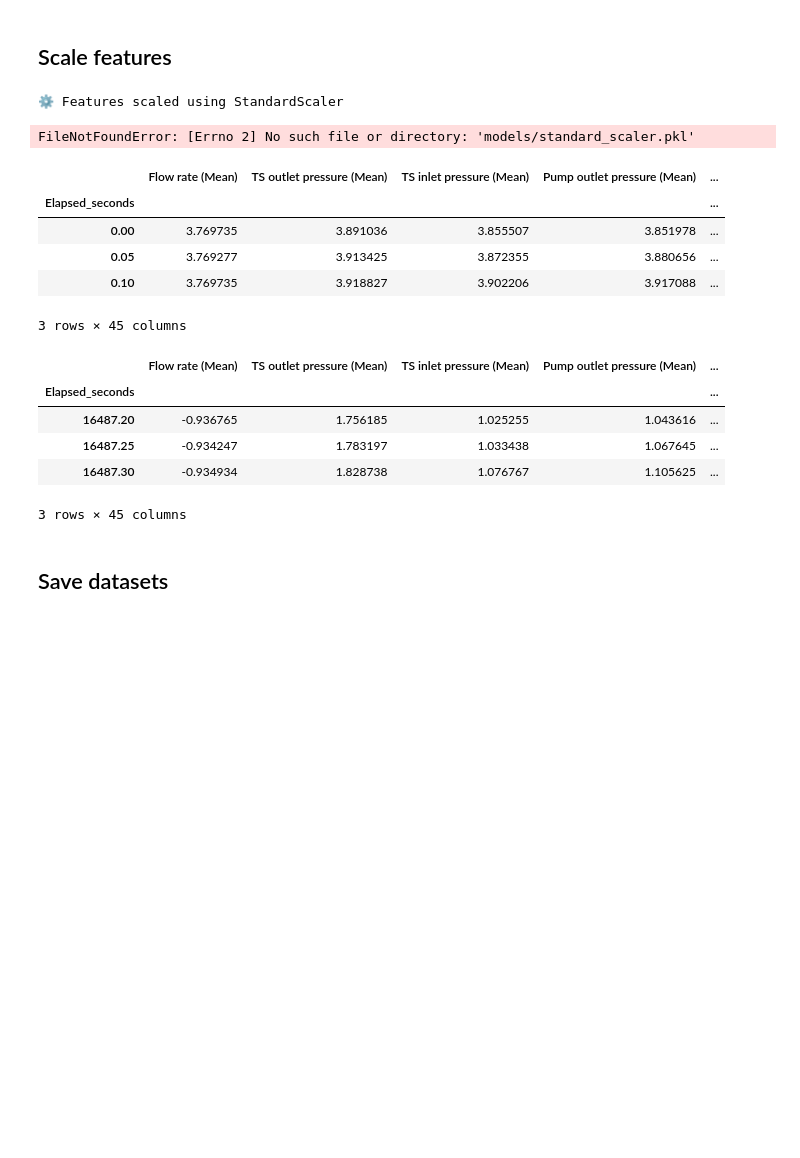
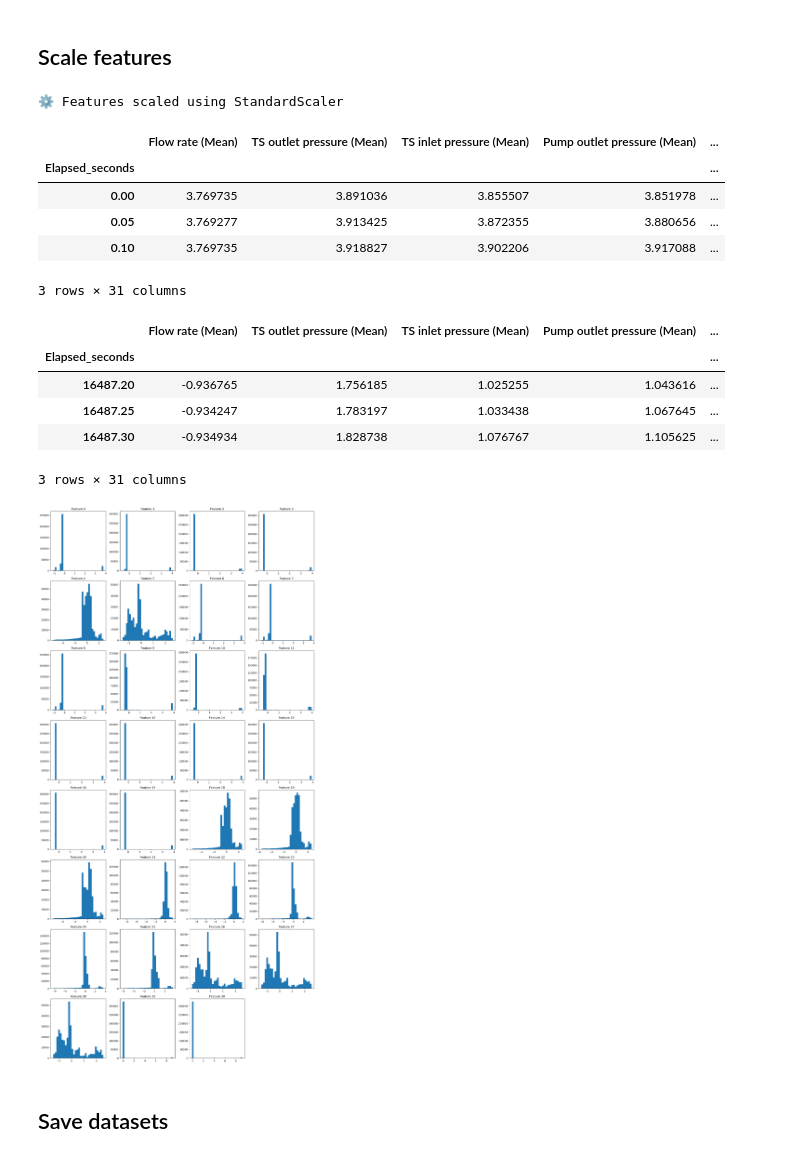
Before and after one commit to KaroGil/master_plug_prediction, a Jupyter notebook: notebooks/data_exploration.ipynb, the cells around one changed output. Saved outputs shown, nothing was run; the diff lists cells and outputs as text; code cells hidden in the pictures; blank space fills up the shorter version.

Commit message:
restructure notebooks to have correct order. scalar after shap

```diff
--- a/notebooks/data_exploration.ipynb
+++ b/notebooks/data_exploration.ipynb
@@ -275,0 +262,2 @@ len(X_train.columns.tolist())
+# %%
+X_train, selected = dm.shap_feature_importance(X_train, y_train, shap_subset_size=50)
@@ -276,10 +271,12 @@ len(X_train.columns.tolist())
+# %%
+X_val = dm.remove_shap_low_importance_features(X_val, selected)
+X_test = dm.remove_shap_low_importance_features(X_test, selected)
 # %% [markdown]
 ## Scale features
 # %%
 X_train, X_val, X_test = dp.scale_features(X_train, X_val, X_test)
 # %% [output]
 ⚙️ Features scaled using StandardScaler
-FileNotFoundError: [Errno 2] No such file or directory: 'models/standard_scaler.pkl'
 # %%
 X_train.head(3)
 # %% [output]
@@ -288,7 +285,7 @@ X_train.head(3)
 | 0.00 | 3.769735 | 3.891036 | 3.855507 | 3.851978 | ... |
 | 0.05 | 3.769277 | 3.913425 | 3.872355 | 3.880656 | ... |
 | 0.10 | 3.769735 | 3.918827 | 3.902206 | 3.917088 | ... |
-3 rows × 45 columns
+3 rows × 31 columns
 # %%
 X_train.tail(3)
 # %% [output]
@@ -297,7 +294,30 @@ X_train.tail(3)
 | 16487.20 | -0.936765 | 1.756185 | 1.025255 | 1.043616 | ... |
 | 16487.25 | -0.934247 | 1.783197 | 1.033438 | 1.067645 | ... |
 | 16487.30 | -0.934934 | 1.828738 | 1.076767 | 1.105625 | ... |
-3 rows × 45 columns
+3 rows × 31 columns
+# %%
+# Check feature distributions after preprocessing
+import matplotlib.pyplot as plt
+import math
+
+n_features = X_train.shape[1]
+cols = 4
+rows = math.ceil(n_features / cols)
+
+fig, axes = plt.subplots(rows, cols, figsize=(16, 4 * rows))
+axes = axes.flatten()
+
+for i in range(n_features):
+    axes[i].hist(X_train.iloc[:, i], bins=30)
+    axes[i].set_title(f"Feature {i}")
+
+for j in range(i + 1, len(axes)):
+    axes[j].set_visible(False)
+
+plt.tight_layout()
+plt.show()
+# %% [output]
+[figure, added]
 # %% [markdown]
 ## Save datasets
 # %%
```
Also changed, not shown: parts of 3 cells of this notebook, 5 other files.
